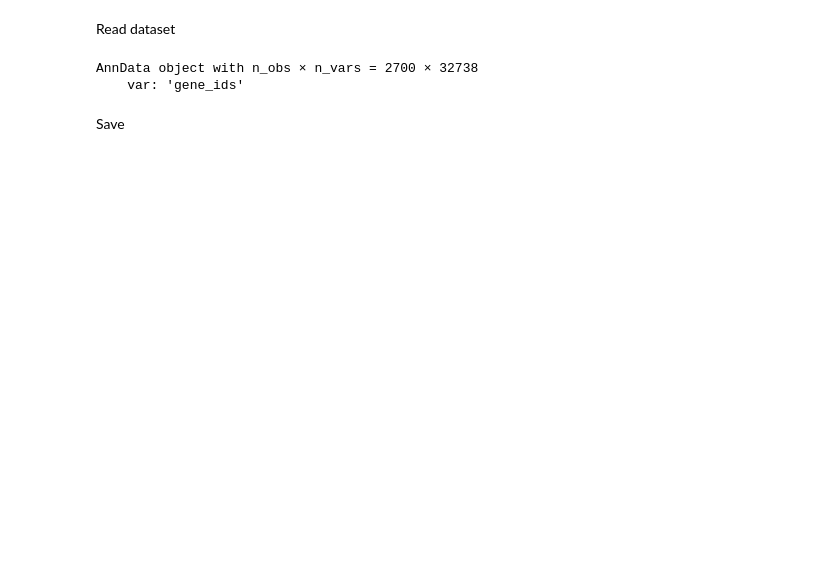
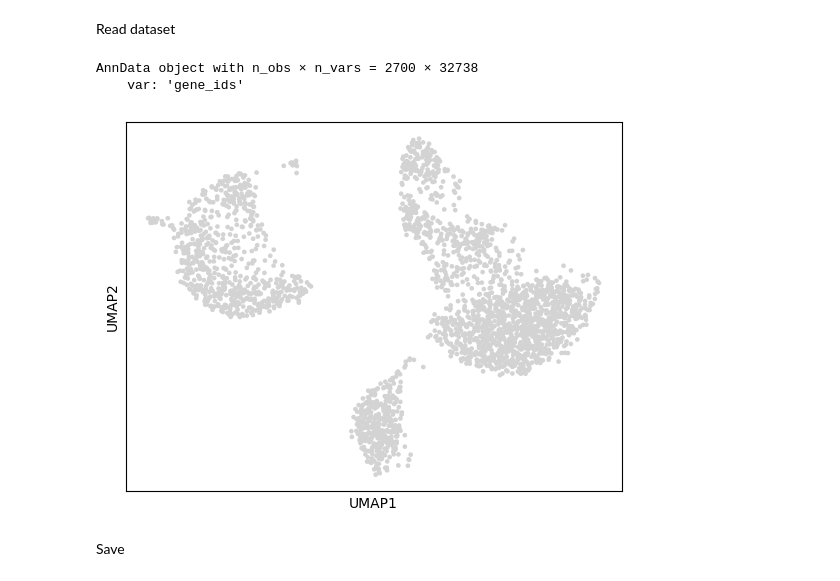
Before and after one commit to theislab/CFGen, a Jupyter notebook: notebooks/datasets/pbmc3k.ipynb, the cells around one changed output. Drawn from its saved outputs; the diff is of its cells as text; code cells hidden in the pictures; blank space fills up the shorter version.

```diff
--- a/notebooks/datasets/pbmc3k.ipynb
+++ b/notebooks/datasets/pbmc3k.ipynb
@@ -26,6 +30,10 @@ sc.pp.log1p(adata_processed)
 sc.tl.pca(adata_processed)
 sc.pp.neighbors(adata_processed)
 sc.tl.umap(adata_processed)
+# %%
+sc.pl.umap(adata_processed)
+# %% [output]
+[figure, added]
 # %% [markdown]
 Save
 # %%
```
Also changed, not shown: parts of 3 cells of this notebook.
